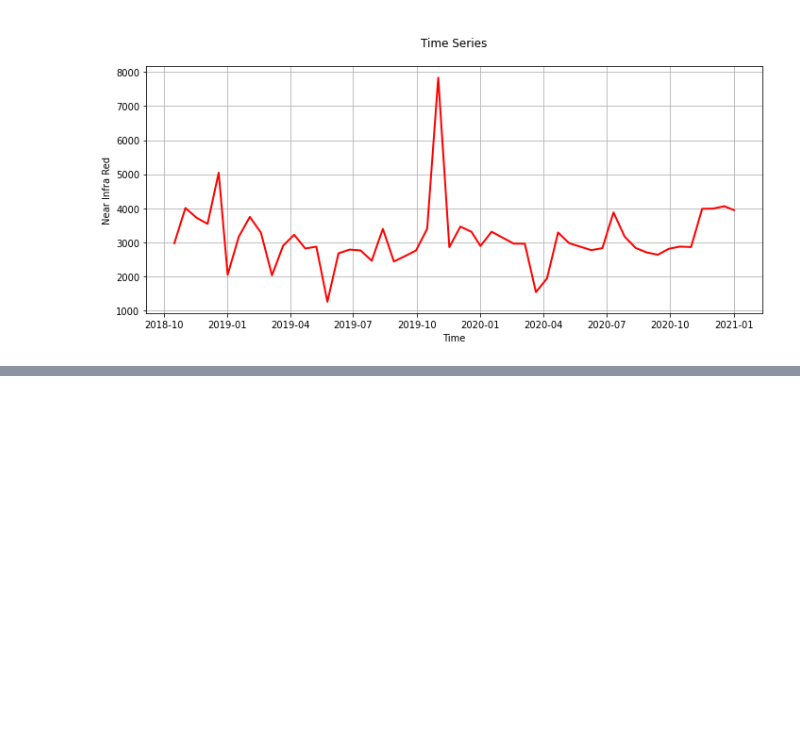
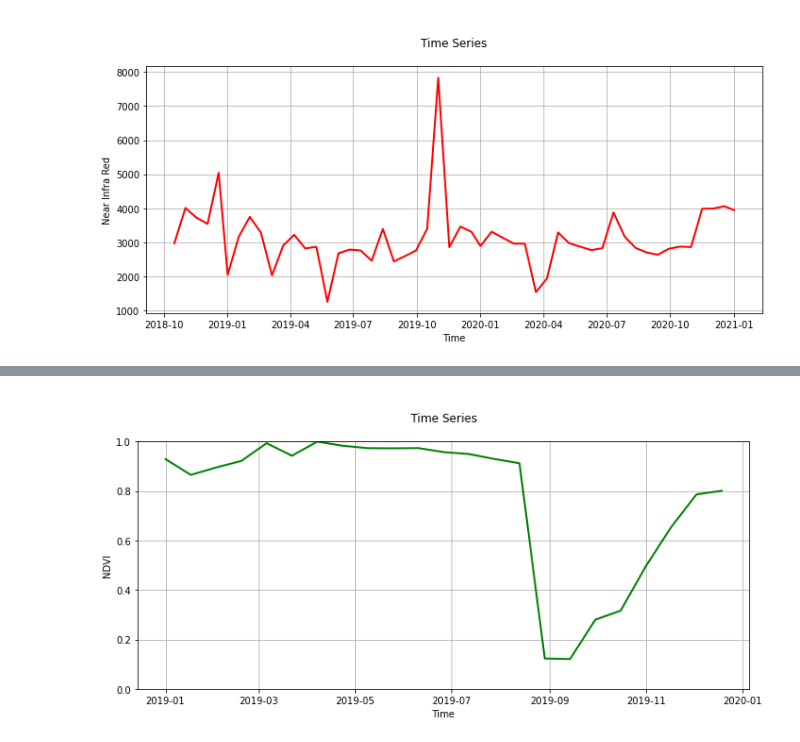
Before and after one commit to BaggioCastro/eocubes, a Jupyter notebook: help/examples/eocube_usage_example.ipynb, the cells around one changed output, grey strips where cells are left out. Cells and saved outputs as stored; diff of their text form; code cells hidden in the pictures; blank space fills up the shorter version.

```diff
--- a/help/examples/eocube_usage_example.ipynb
+++ b/help/examples/eocube_usage_example.ipynb
@@ -78,0 +350,22 @@ plt.show()
+# %%
+%%time
+ts = eocube_service.getTimeSeries(
+    band='ndvi',
+    lon=-47.9886031, lat= -15.9533037,
+    start_date = "2019-01-01", end_date="2020-01-01"
+)
+
+x = ts.time.values
+y = ts.values/ts.values.max()
+
+plt.figure(figsize=(10,5))
+plt.title(f"\nTime Series\n")
+plt.xlabel('Time')
+plt.ylabel('NDVI')
+plt.ylim([0,1])
+plt.plot(x, y, color="green", linewidth=2)
+plt.tight_layout()
+plt.grid()
+plt.show()
+# %% [output]
+[figure, added]
```
Also changed, not shown: parts of 33 cells of this notebook, 29 other files.
